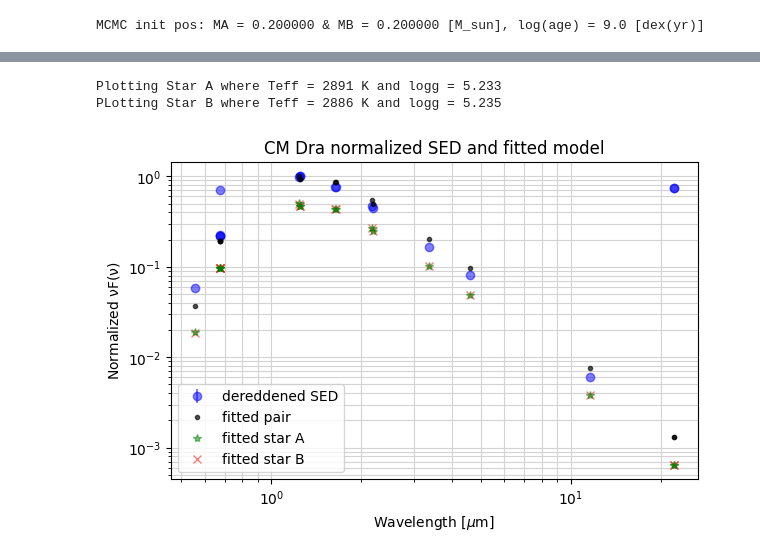
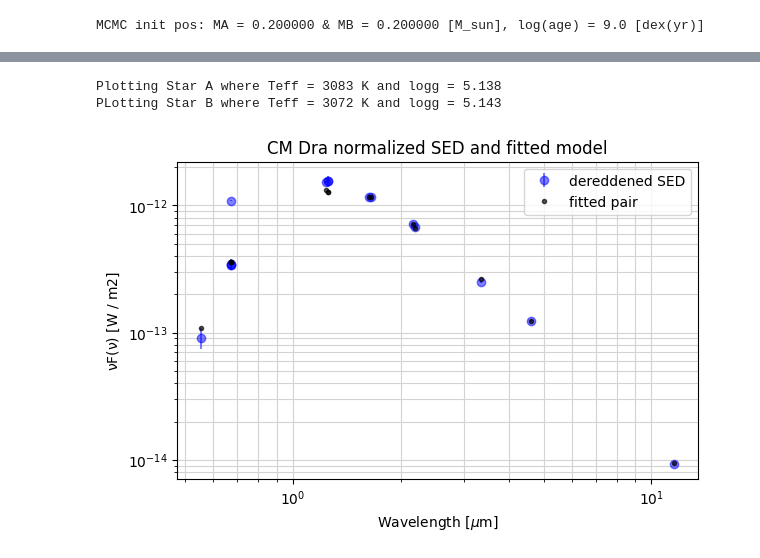
Before and after one commit to SteveOv/modebs, a Jupyter notebook: fitting-a-sed-new.ipynb, the cells around one changed output, grey strips where cells are left out. Saved outputs shown, nothing was run; the diff lists cells and outputs as text; code cells hidden in the pictures.

Commit message:
updated model_func() to use log10 scaling (not normalization)

```diff
--- a/fitting-a-sed-new.ipynb
+++ b/fitting-a-sed-new.ipynb
@@ -321,8 +312,7 @@ MIN_LOGG, MAX_LOGG = model_logg_range.value
 MIST_PRIOR_PARAMS = ["Teff", "log_g", "R"]
 
 # Target specific priors
-k = target_config["k"]
-k_flex = max(k * 0.05, target_config.get("k_err", 0))
+k_flex = max(k * 0.05, k_err)
 print(f"Priors from fitting: k={k:f} +/- flex of {k_flex:f}")
 
 def ln_prior(MA: float, MB: float, age: float):
@@ -414,11 +405,13 @@ Running MCMC for 100,000 iterations with 100 walkers.
 accept_frac = np.mean(sampler.acceptance_fraction)
 print(f"Mean Acceptance fraction: {accept_frac:.6f}")
 
-try:
-    # autocorrelation time; steps to effectively "forget" start position
-    tau = sampler.get_autocorr_time(c=1)
-    print(f"Autocorrelation steps:   ", ", ".join(f"{t:.3f}" for t in tau))
-except AutocorrError as err:
-    print(f"\033[93m\033[1m{err}\033[0m")
-    tau = err.tau
+with warnings.catch_warnings(category=RuntimeWarning):
+    warnings.filterwarnings("ignore", message="invalid value encountered in divide")
+    try:
+        # autocorrelation time; steps to effectively "forget" start position
+        tau = sampler.get_autocorr_time(c=1)
+        print(f"Autocorrelation steps:   ", ", ".join(f"{t:.3f}" for t in tau))
+    except AutocorrError as err:
+        print(f"\033[93m\033[1m{err}\033[0m")
+        tau = err.tau
 # %% [output]
@@ -458,50 +449,33 @@ Best fit parameters for CM Dra from 100,000 MCMC iterations
 # %%
 # Need to get the effective temperatures & logg for these masses/age combinations
 MA, MB, log_age = fitted_vals
 teffA, loggA = mist_isos.stellar_params_for_mass(0, log_age, MA, ["Teff", "log_g"], MIN_PHASE, MAX_PHASE)
 teffB, loggB = mist_isos.stellar_params_for_mass(0, log_age, MB, ["Teff", "log_g"], MIN_PHASE, MAX_PHASE)
 
 print(f"Plotting Star A where Teff = {teffA:.0f} K and logg = {loggA:.3f}")
 print(f"PLotting Star B where Teff = {teffB:.0f} K and logg = {loggB:.3f}")
 
 # Generate a model SED from the fitted values for plotting
+# TODO: show fluxes for each star, using ratio of stars' fluxes (call get_model_fluxes) and comb_vfv
 sed_freq = sed["sed_freq"].value
-mod_star_vfv = np.array([get_model_fluxes(filter_interps, flux_mappings, teffA, loggA),
-                         get_model_fluxes(filter_interps, flux_mappings, teffB, loggB)]) * sed_freq
-mod_comb_vfv = np.add(*mod_star_vfv)
-mod_scale = mod_comb_vfv.max() - mod_comb_vfv.min()
-
-# Generate equivalent BB model over many points to plot "continuous" models
-cont_lambda = np.logspace(np.log10(sed["sed_wl"].min()), np.log10(sed["sed_wl"].max()), 1000)
-cont_freq = c*1e6 / cont_lambda
-cont_star_vfv = np.array([bb_spec_brightness(cont_freq, teffA, loggA),
-                          bb_spec_brightness(cont_freq, teffB, loggB)]) * cont_freq
-cont_comb_vfv = np.add(*cont_star_vfv)
-cont_scale = cont_comb_vfv.max() - cont_comb_vfv.min()
-
-# Get the dereddened observed SED data
-sed_scale = sed["sed_vfv"].max() - sed["sed_vfv"].min()
+mod_comb_flux = model_func(sed_freq, teffA, teffB, loggA, loggB)
+mod_comb_vfv = mod_comb_flux * sed_freq
 
 # Plot the fitted model against the derredened SED + show each star's contribution
 fig, ax = plt.subplots(1, 1, figsize=(6, 4), constrained_layout=True)
-for (lam,           flux,              eflux,           scale,      fmt,    alpha,  z,      label) in [
-    (sed["sed_wl"], sed["sed_vfv"],    sed["sed_evfv"], sed_scale,  "ob",   0.5,    50,     "dereddened SED"),
-    (sed["sed_wl"], mod_comb_vfv,      None,            mod_scale,  ".k",   0.66,   90,     "fitted pair"),
-    (sed["sed_wl"], mod_star_vfv[0],   None,            mod_scale,  "*g",   0.5,    80,     "fitted star A"),
-    (sed["sed_wl"], mod_star_vfv[1],   None,            mod_scale,  "xr",   0.5,    70,     "fitted star B"),
-    # (cont_lambda,   cont_comb_vfv,     None,            cont_scale, "-k",   0.2,    20,     "BB pair"),
-    # (cont_lambda,   cont_star_vfv[0],  None,            cont_scale, "-g",   0.1,    15,     "BB star A"),
-    # (cont_lambda,   cont_star_vfv[1],  None,            cont_scale, "-r",   0.1,    10,     "BB star B"),
+for (lam,           flux,               eflux,              fmt,    alpha,  z,      label) in [
+    (sed["sed_wl"], sed["sed_der_vfv"], sed["sed_evfv"],    "ob",   0.5,    50,     "dereddened SED"),
+    (sed["sed_wl"], mod_comb_vfv,       None,               ".k",   0.66,   90,     "fitted pair"),
 ]:
     # Rather than (flux-min(flux))/norm_scale we plot flux/norm_scale so that we don't loose the lowest value to zero
-    ax.errorbar(lam, flux/scale, eflux, fmt=fmt, alpha=alpha, zorder=z, label=label)
-ax.set(title=f"{target} normalized SED and fitted model",
-       xlabel=r"Wavelength [$\mu$m]", ylabel=r"Normalized ${\rm \nu F(\nu)}$", xscale="log", yscale="log")
+    ax.errorbar(lam, flux, eflux, fmt=fmt, alpha=alpha, zorder=z, label=label)
+ax.set(title=f"{target} normalized SED and fitted model", xscale="log", yscale="log",
+       xlabel=r"Wavelength [$\mu$m]", ylabel=f"${{\\rm \\nu F(\\nu)}}$ [{sed['sed_der_vfv'].unit}]")
 ax.grid(True, which="both", axis="both", color="lightgray", zorder=0)
 ax.legend(loc="best")
 plt.show(fig)
 plt.close(fig)
 # %% [output]
-Plotting Star A where Teff = 2891 K and logg = 5.233
-PLotting Star B where Teff = 2886 K and logg = 5.235
+Plotting Star A where Teff = 3083 K and logg = 5.138
+PLotting Star B where Teff = 3072 K and logg = 5.143
-[figure, old version]
+[figure, new version]
```
Also changed, not shown: parts of 11 cells of this notebook.
